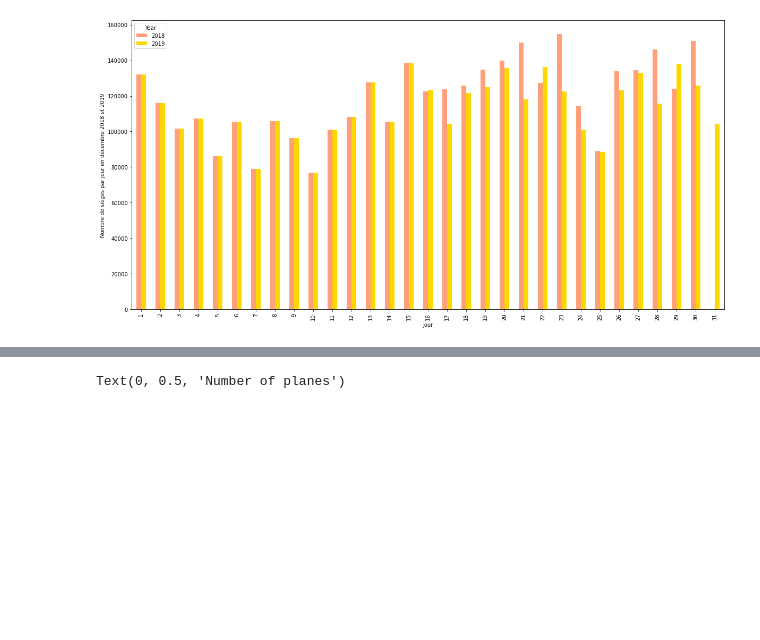
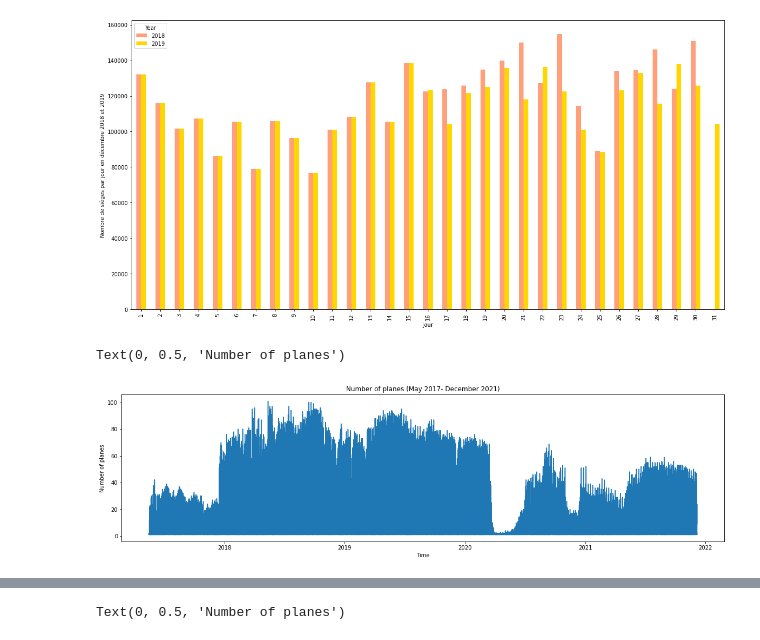
Before and after one commit to julienowack/stat_app, a Jupyter notebook: Valeurs manquantes.ipynb, the cells around one changed output, grey strips where cells are left out. Saved outputs shown, nothing was run; the diff lists cells and outputs as text; code cells hidden in the pictures; blank space fills up the shorter version.

```diff
--- a/Valeurs manquantes.ipynb
+++ b/Valeurs manquantes.ipynb
@@ -302,6 +302,20 @@ plt.ylabel("Nombre de sièges par jour en décembre 2018 et 2019")
 plt.show()
 # %% [output]
 [figure]
+# %%
+#juste faire ça ça suffit plutôt que de créer la base df_air_traffic_france3
+#(df_air_traffic_france3 c'est juste refaire la base df_air_traffic_imput crée ci-dessus donc les cellules ci-dessous peuvent être supprimées)
+
+x = df_air_traffic_imput["sheduled_time_start"]
+y = df_air_traffic_imput["number_planes"]
+fig = plt.figure(1, figsize=(20, 5))
+plt.plot(x, y)
+plt.title('Number of planes (May 2017- December 2021)')
+plt.xlabel('Time')
+plt.ylabel('Number of planes')
+# %% [output]
+Text(0, 0.5, 'Number of planes')
+[figure, added]
 # %%
 supprimer=["2018-11", "2018-12"]
 df_air_traffic_france=df_air_traffic_france[~df_air_traffic_france['Year-Month'].isin(supprimer)]
```
Also changed, not shown: parts of 4 cells of this notebook.
